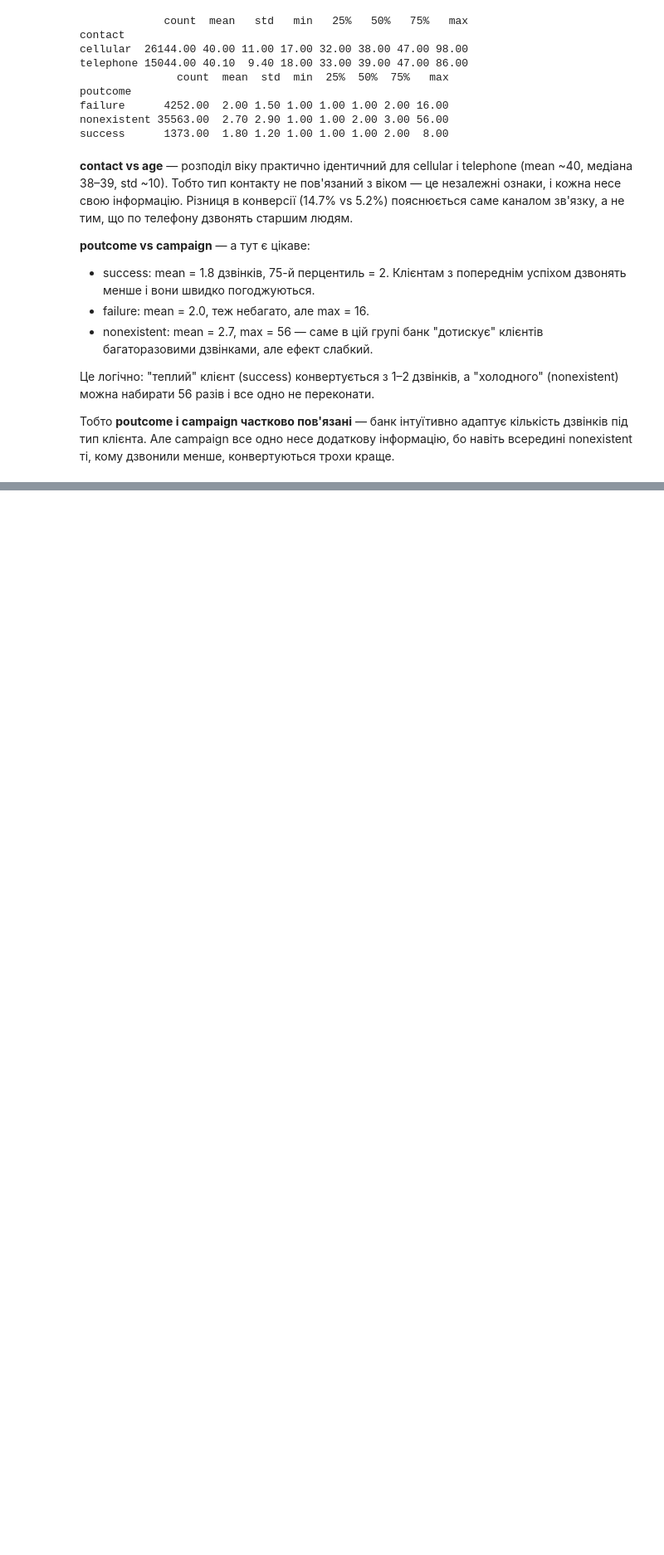
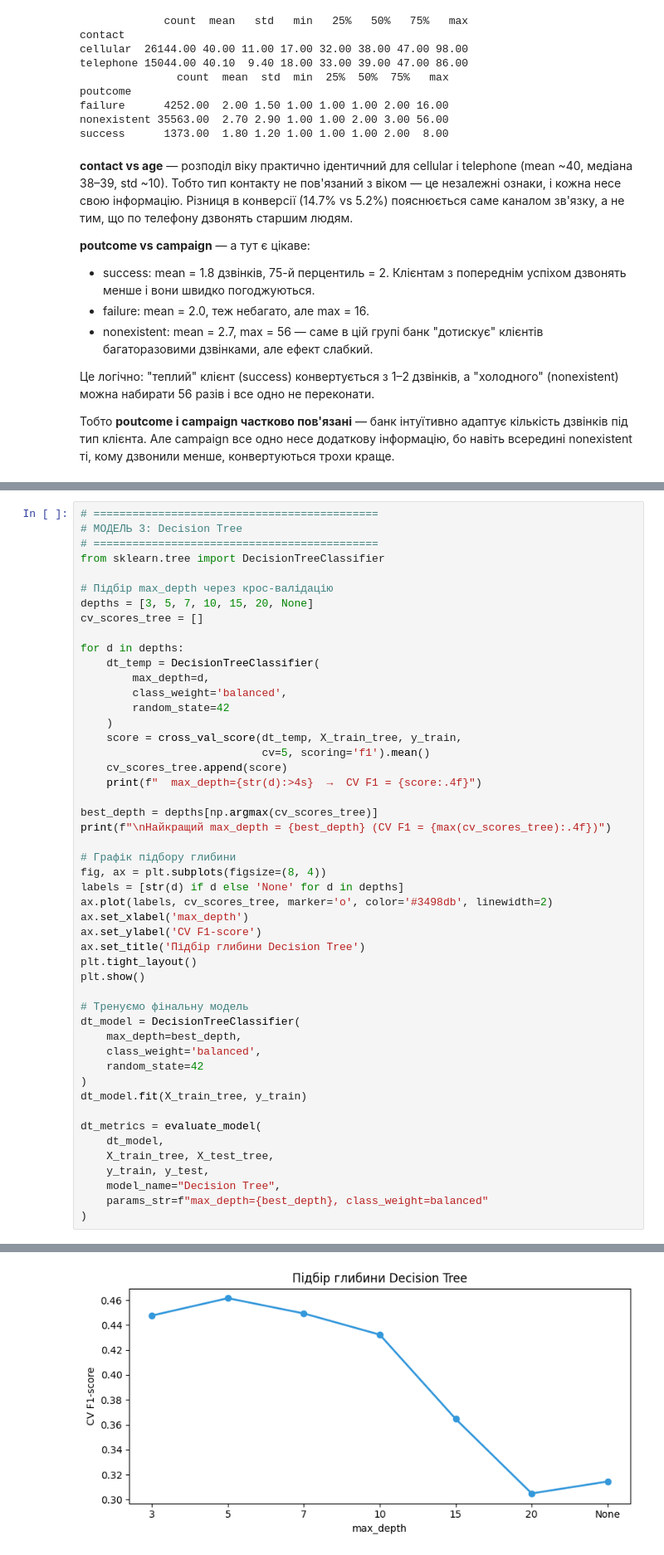
Before and after one commit to o-semenkova/ml_home_tasks, a Jupyter notebook: Mid_term_Project.ipynb, the cells around one changed output, grey strips where cells are left out. Shown at 83% size. Drawn from its saved outputs; the diff is of its cells as text; blank space fills up the shorter version.

```diff
--- a/Mid_term_Project.ipynb
+++ b/Mid_term_Project.ipynb
@@ -881,0 +1305,50 @@ scale_pos_weight для XGBoost / LightGBM
+# %%
+# ============================================
+# МОДЕЛЬ 3: Decision Tree
+# ============================================
+from sklearn.tree import DecisionTreeClassifier
+
+# Підбір max_depth через крос-валідацію
+depths = [3, 5, 7, 10, 15, 20, None]
+cv_scores_tree = []
+
+for d in depths:
+    dt_temp = DecisionTreeClassifier(
+        max_depth=d,
+        class_weight='balanced',
+        random_state=42
+    )
+    score = cross_val_score(dt_temp, X_train_tree, y_train,
+                            cv=5, scoring='f1').mean()
+    cv_scores_tree.append(score)
+    print(f"  max_depth={str(d):>4s}  →  CV F1 = {score:.4f}")
+
+best_depth = depths[np.argmax(cv_scores_tree)]
+print(f"\nНайкращий max_depth = {best_depth} (CV F1 = {max(cv_scores_tree):.4f})")
+
+# Графік підбору глибини
+fig, ax = plt.subplots(figsize=(8, 4))
+labels = [str(d) if d else 'None' for d in depths]
+ax.plot(labels, cv_scores_tree, marker='o', color='#3498db', linewidth=2)
+ax.set_xlabel('max_depth')
+ax.set_ylabel('CV F1-score')
+ax.set_title('Підбір глибини Decision Tree')
+plt.tight_layout()
+plt.show()
+
+# Тренуємо фінальну модель
+dt_model = DecisionTreeClassifier(
+    max_depth=best_depth,
+    class_weight='balanced',
+    random_state=42
+)
+dt_model.fit(X_train_tree, y_train)
+
+dt_metrics = evaluate_model(
+    dt_model,
+    X_train_tree, X_test_tree,
+    y_train, y_test,
+    model_name="Decision Tree",
+    params_str=f"max_depth={best_depth}, class_weight=balanced"
+)
+# %% [output]
@@ -881,0 +1364 @@ scale_pos_weight для XGBoost / LightGBM
+[figure, added]
```
Also changed, not shown: parts of 45 cells of this notebook.
